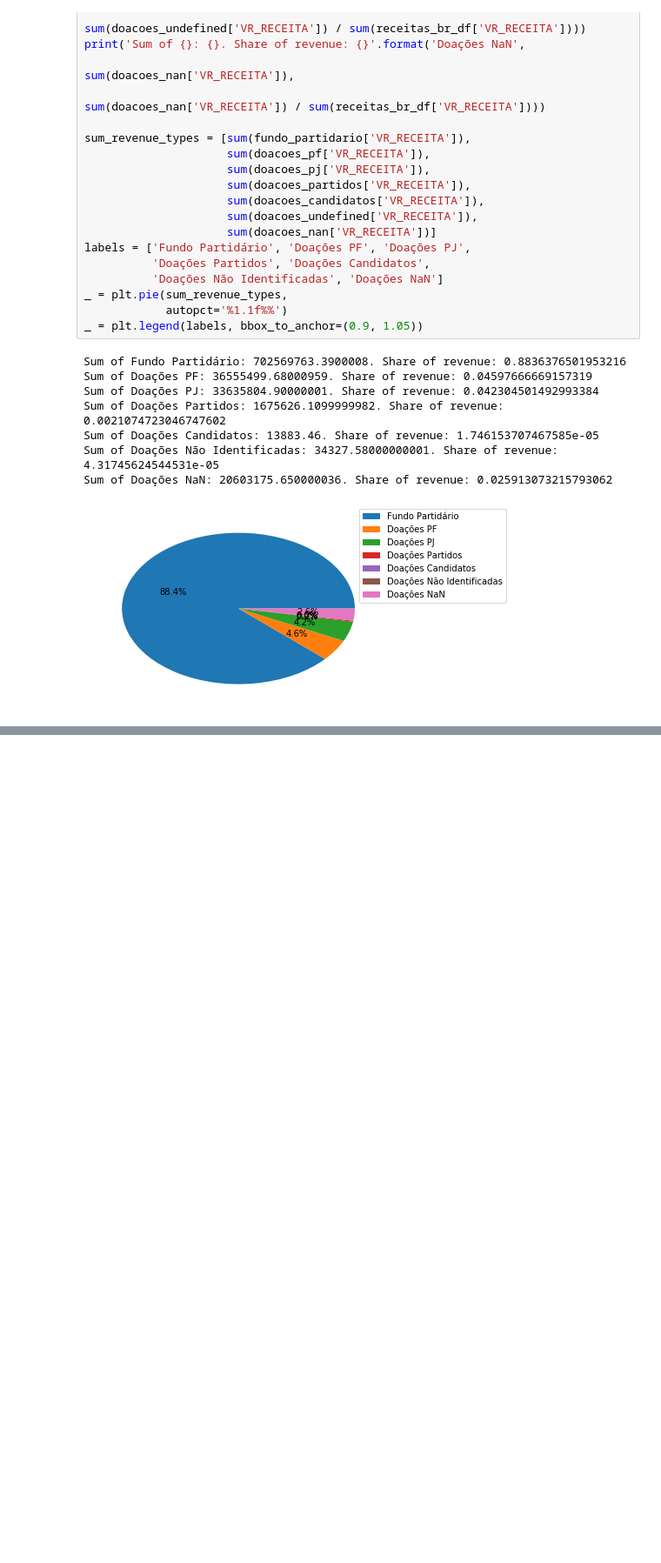
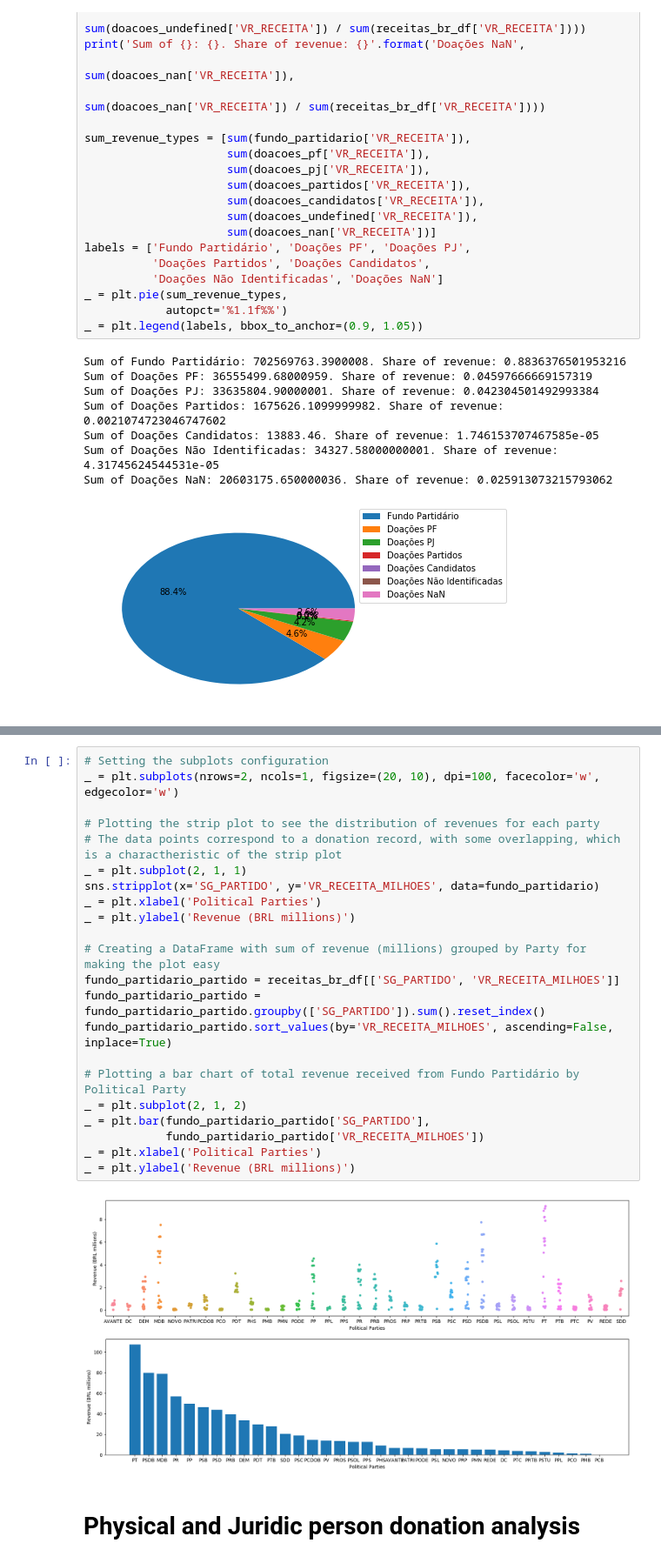
Before and after one commit to aiquis/political-parties-revenue, a Jupyter notebook: Political Parties Funding - Exploratory Analysis.ipynb, the cells around one changed output, grey strips where cells are left out. Shown: that part at 87% size. Cells and saved outputs as stored; diff of their text form; blank space fills up the shorter version.

Commit message:
Finished Fundo Partidario analysis

```diff
--- a/Political Parties Funding - Exploratory Analysis.ipynb
+++ b/Political Parties Funding - Exploratory Analysis.ipynb
@@ -443,0 +462,26 @@ Since we have this difference on Fundo Partidário, we're going to focus our ana
+# %%
+# Setting the subplots configuration
+_ = plt.subplots(nrows=2, ncols=1, figsize=(20, 10), dpi=100, facecolor='w', edgecolor='w')
+
+# Plotting the strip plot to see the distribution of revenues for each party
+# The data points correspond to a donation record, with some overlapping, which is a charactheristic of the strip plot
+_ = plt.subplot(2, 1, 1)
+sns.stripplot(x='SG_PARTIDO', y='VR_RECEITA_MILHOES', data=fundo_partidario)
+_ = plt.xlabel('Political Parties')
+_ = plt.ylabel('Revenue (BRL millions)')
+
+# Creating a DataFrame with sum of revenue (millions) grouped by Party for making the plot easy
+fundo_partidario_partido = receitas_br_df[['SG_PARTIDO', 'VR_RECEITA_MILHOES']]
+fundo_partidario_partido = fundo_partidario_partido.groupby(['SG_PARTIDO']).sum().reset_index()
+fundo_partidario_partido.sort_values(by='VR_RECEITA_MILHOES', ascending=False, inplace=True)
+
+# Plotting a bar chart of total revenue received from Fundo Partidário by Political Party
+_ = plt.subplot(2, 1, 2)
+_ = plt.bar(fundo_partidario_partido['SG_PARTIDO'],
+            fundo_partidario_partido['VR_RECEITA_MILHOES'])
+_ = plt.xlabel('Political Parties')
+_ = plt.ylabel('Revenue (BRL millions)')
+# %% [output]
+[figure, added]
+# %% [markdown]
+# Physical and Juridic person donation analysis
```
Also changed, not shown: parts of 12 cells of this notebook.
